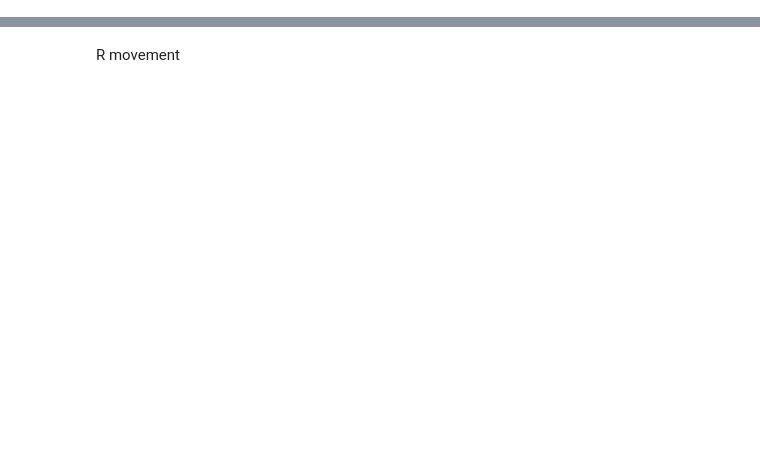
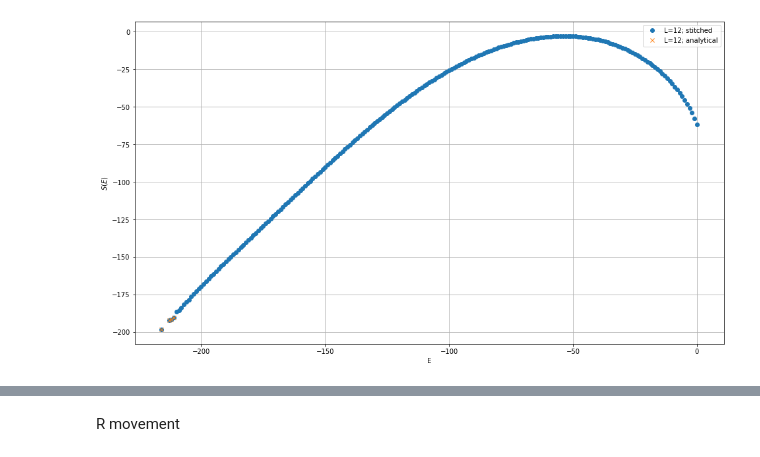
Before and after one commit to MarvelousLim/Potts20Simulation, a Jupyter notebook: Potts20Simulation/2DHexPotts4Marina.ipynb, the cells around one changed output, grey strips where cells are left out. Cells and saved outputs as stored; diff of their text form; code cells hidden in the pictures; blank space fills up the shorter version.

```diff
--- a/Potts20Simulation/2DHexPotts4Marina.ipynb
+++ b/Potts20Simulation/2DHexPotts4Marina.ipynb
@@ -157,9 +128,0 @@ def analytical_levels(L, q=4):
-# %%
-analytical_shift = {}
-for L in second_d:
-    analytical_shift[L] = 0
-    count = 0
-    for E, S in analytical_levels(L).items():
-        analytical_shift[L] += S - second_d[L][E]
-        count += 1
-    analytical_shift[L] /= count
@@ -174,0 +131,19 @@ analytical_shift
+# %%
+plt.figure(figsize=(16, 9))
+lst = [12]
+
+for L in lst:
+
+    plt.plot([E for E in stitched], [S for E, S in stitched.items()], 'o', label="L={}; stitched".format(heat["L"]))
+
+    plt.plot([E for E in analytical], [S for E, S in analytical.items()], 'o', label="L={}; analytical".format(heat["L"]),
+            marker = "x")
+
+plt.ylabel("$S(E)$")
+plt.xlabel("E")
+#plt.ylim([-200, -175])
+#plt.xlim([-225, -200])
+plt.legend()
+plt.grid()
+# %% [output]
+[figure, added]
```
Also changed, not shown: parts of 14 cells of this notebook, 3 other files.
